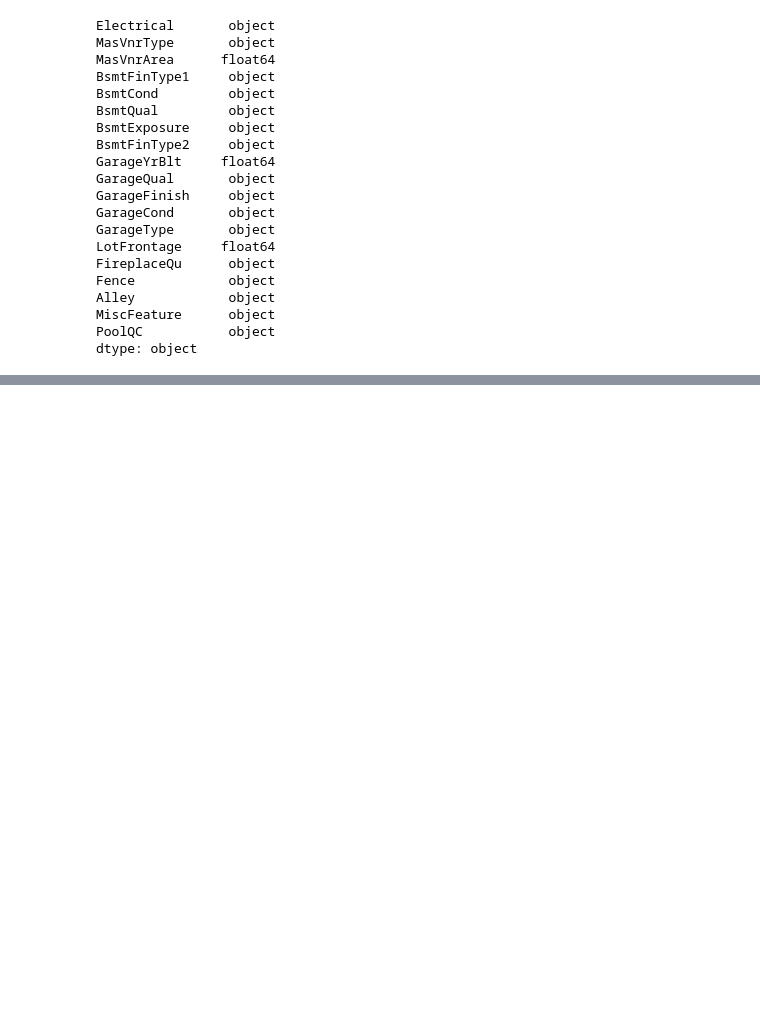
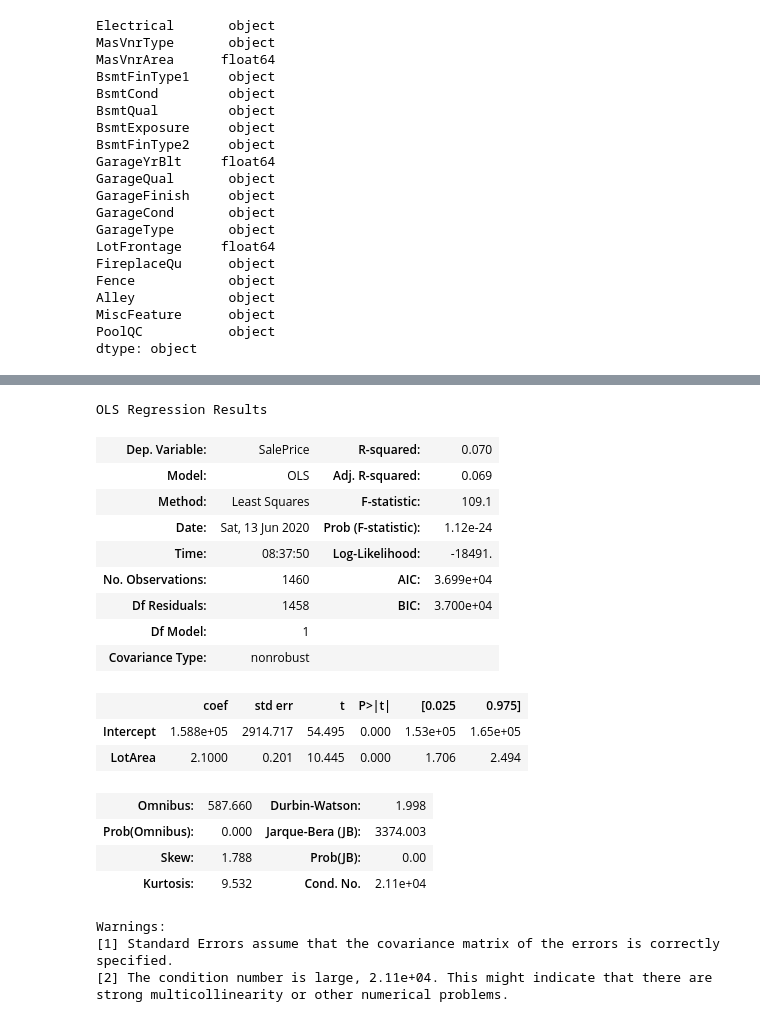
Before and after one commit to Manoj-312002/Python, a Jupyter notebook: house/house.ipynb, the cells around one changed output, grey strips where cells are left out. Saved outputs shown, nothing was run; the diff lists cells and outputs as text; code cells hidden in the pictures; blank space fills up the shorter version.

```diff
--- a/house/house.ipynb
+++ b/house/house.ipynb
@@ -163,0 +177,24 @@ dtype: object
+# %%
+smf.ols('SalePrice ~ LotArea',data = train).fit().summary()
+# %% [output]
+OLS Regression Results
+| Dep. Variable: | SalePrice | R-squared: | 0.070 |
+| Model: | OLS | Adj. R-squared: | 0.069 |
+| Method: | Least Squares | F-statistic: | 109.1 |
+| Date: | Sat, 13 Jun 2020 | Prob (F-statistic): | 1.12e-24 |
+| Time: | 08:37:50 | Log-Likelihood: | -18491. |
+| No. Observations: | 1460 | AIC: | 3.699e+04 |
+| Df Residuals: | 1458 | BIC: | 3.700e+04 |
+| Df Model: | 1 |  |  |
+| Covariance Type: | nonrobust |  |  |
+|  | coef | std err | t | P>|t| | [0.025 | 0.975] |
+| Intercept | 1.588e+05 | 2914.717 | 54.495 | 0.000 | 1.53e+05 | 1.65e+05 |
+| LotArea | 2.1000 | 0.201 | 10.445 | 0.000 | 1.706 | 2.494 |
+| Omnibus: | 587.660 | Durbin-Watson: | 1.998 |
+| Prob(Omnibus): | 0.000 | Jarque-Bera (JB): | 3374.003 |
+| Skew: | 1.788 | Prob(JB): | 0.00 |
+| Kurtosis: | 9.532 | Cond. No. | 2.11e+04 |
+Warnings:
+[1] Standard Errors assume that the covariance matrix of the errors is correctly specified.
+[2] The condition number is large, 2.11e+04. This might indicate that there are
+strong multicollinearity or other numerical problems.
```
Also changed, not shown: parts of 12 cells of this notebook.
